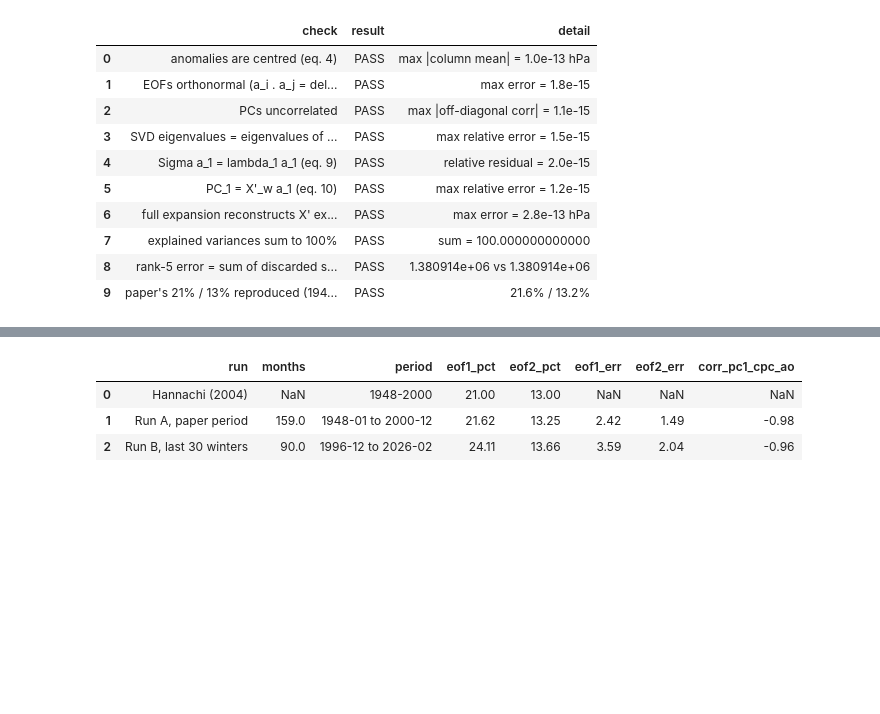
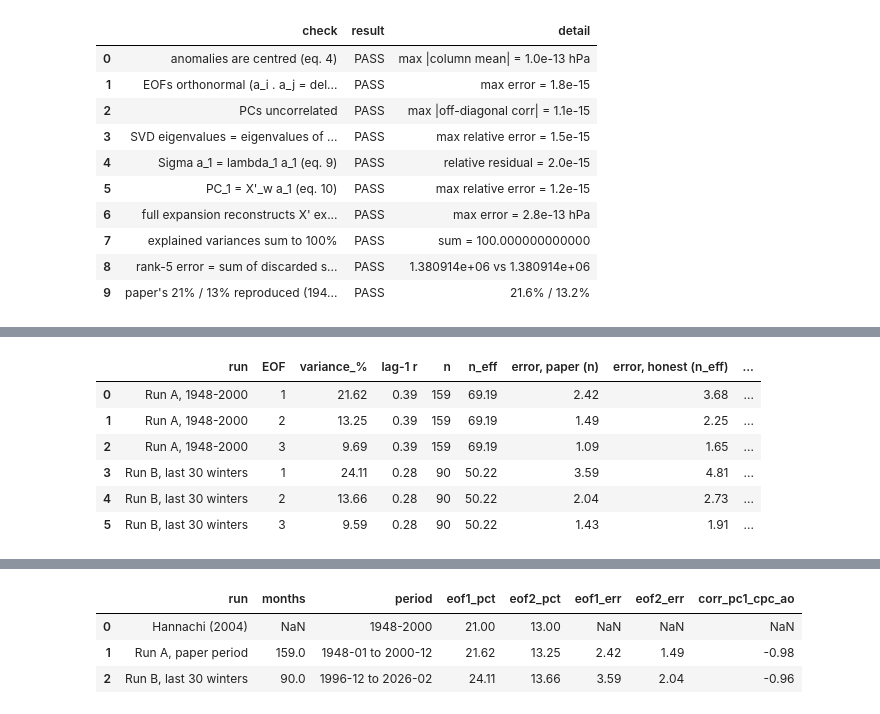
Before and after one commit to KiranKhann/pakistan-winters-eof, a Jupyter notebook: paper_replication.ipynb, the cells around one changed output, grey strips where cells are left out. Saved outputs shown, nothing was run; the diff lists cells and outputs as text; code cells hidden in the pictures; blank space fills up the shorter version.

```diff
--- a/paper_replication.ipynb
+++ b/paper_replication.ipynb
@@ -1090,0 +1113,40 @@ checks
+# %%
+def within_winter_lag1(r, ks=(0, 1)):
+    """Mean lag-1 autocorrelation of the leading PCs, using only consecutive
+    months of the same winter."""
+    sy = r.season_year
+    same = sy[1:] == sy[:-1]
+    return float(np.mean([np.corrcoef(r.pcs_std[:-1, k][same], r.pcs_std[1:, k][same])[0, 1] for k in ks]))
+
+
+def separated(lam, err, k):
+    """Is eigenvalue k (0-based) clear of k-1 and k+1, by North's rule?"""
+    ok = True
+    if k > 0:
+        ok &= lam[k] + err[k] < lam[k - 1] - err[k - 1]
+    ok &= lam[k] - err[k] > lam[k + 1] + err[k + 1]
+    return bool(ok)
+
+
+rows = []
+for name, r in [("Run A, 1948-2000", paper), ("Run B, last 30 winters", res)]:
+    r1 = within_winter_lag1(r)
+    n_eff = r.n * (1 - r1) / (1 + r1)
+    lam = r.all_var_pct
+    err_n, err_eff = lam * np.sqrt(2 / r.n), lam * np.sqrt(2 / n_eff)
+    for k in range(3):
+        rows.append({"run": name, "EOF": k + 1, "variance_%": lam[k],
+                     "lag-1 r": r1, "n": r.n, "n_eff": n_eff,
+                     "error, paper (n)": err_n[k], "error, honest (n_eff)": err_eff[k],
+                     "separate? paper": separated(lam, err_n, k),
+                     "separate? honest": separated(lam, err_eff, k)})
+honest = pd.DataFrame(rows)
+honest.round(2)
+# %% [output]
+|  | run | EOF | variance_% | lag-1 r | n | n_eff | error, paper (n) | error, honest (n_eff) | ... |
+| 0 | Run A, 1948-2000 | 1 | 21.62 | 0.39 | 159 | 69.19 | 2.42 | 3.68 | ... |
+| 1 | Run A, 1948-2000 | 2 | 13.25 | 0.39 | 159 | 69.19 | 1.49 | 2.25 | ... |
+| 2 | Run A, 1948-2000 | 3 | 9.69 | 0.39 | 159 | 69.19 | 1.09 | 1.65 | ... |
+| 3 | Run B, last 30 winters | 1 | 24.11 | 0.28 | 90 | 50.22 | 3.59 | 4.81 | ... |
+| 4 | Run B, last 30 winters | 2 | 13.66 | 0.28 | 90 | 50.22 | 2.04 | 2.73 | ... |
+| 5 | Run B, last 30 winters | 3 | 9.59 | 0.28 | 90 | 50.22 | 1.43 | 1.91 | ... |
```
Also changed, not shown: parts of 16 cells of this notebook, 1 other file.
